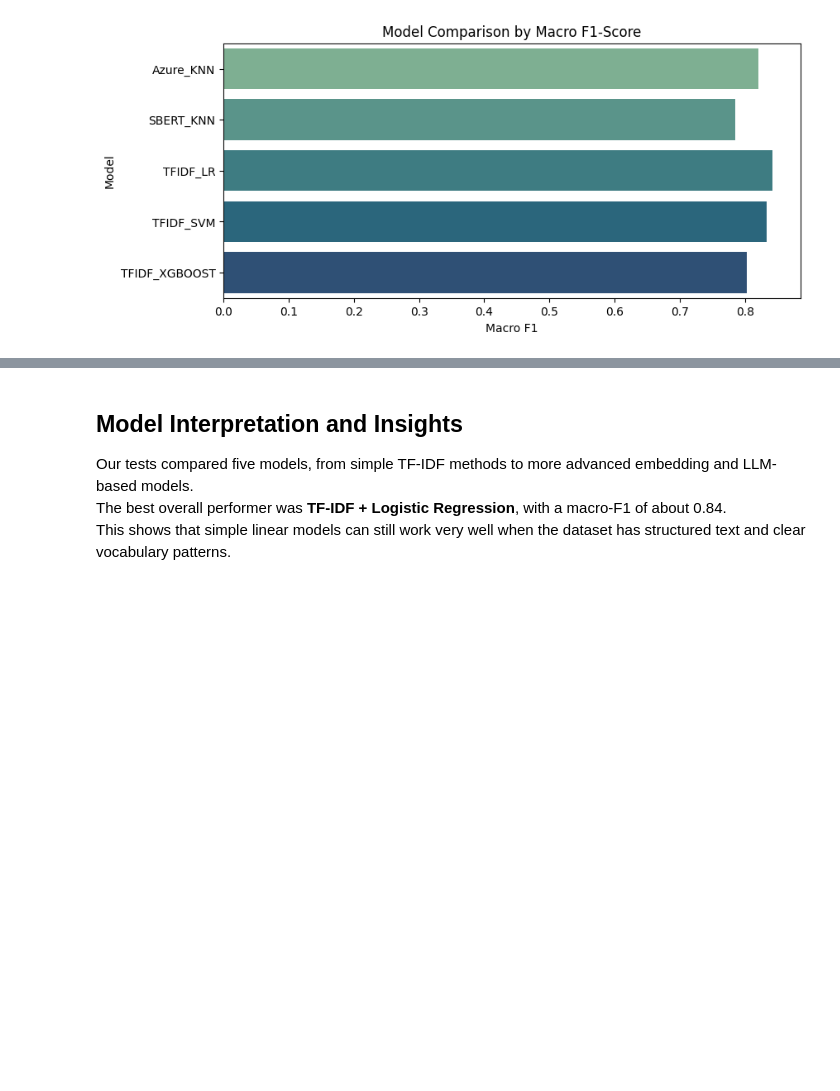
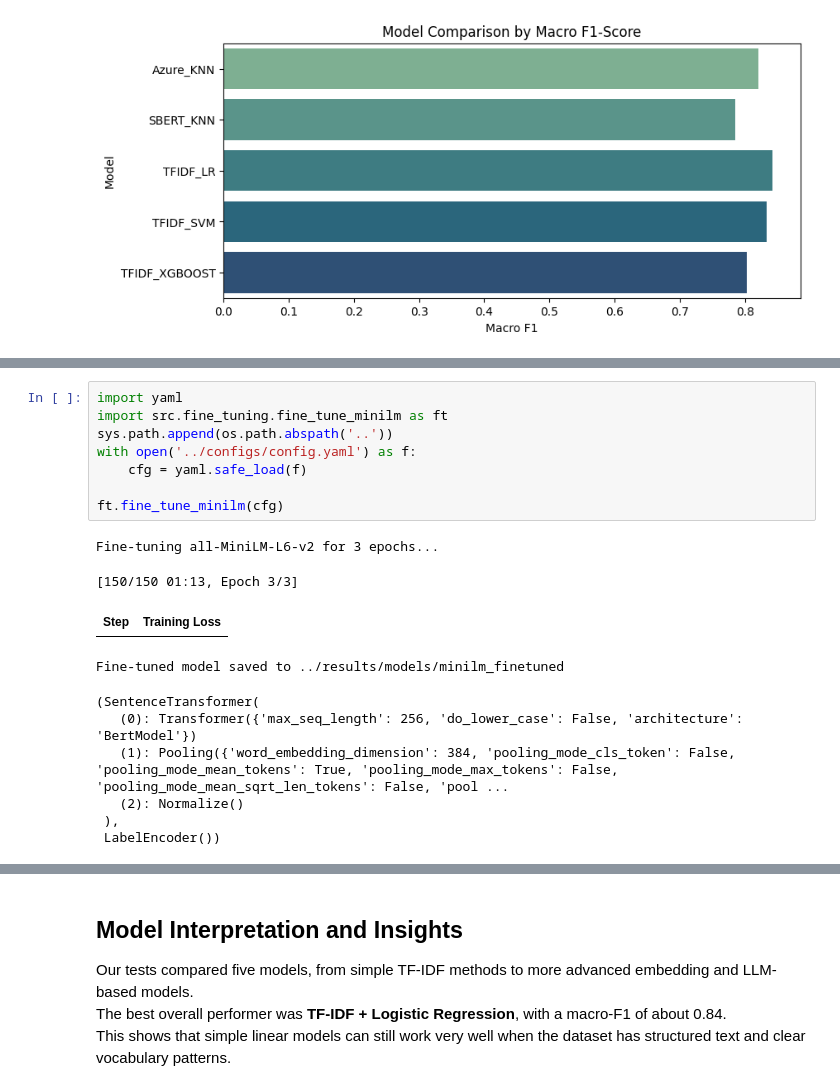
Before and after one commit to vidiasgiannis/multi-domain-issues-to-actions, a Jupyter notebook: notebooks/app.ipynb, the cells around one changed output, grey strips where cells are left out. Cells and saved outputs as stored; diff of their text form; blank space fills up the shorter version.

```diff
--- a/notebooks/app.ipynb
+++ b/notebooks/app.ipynb
@@ -232,0 +251,19 @@ Passing `palette` without assigning `hue` is deprecated and will be removed in v
+# %%
+import yaml
+import src.fine_tuning.fine_tune_minilm as ft
+sys.path.append(os.path.abspath('..'))
+with open('../configs/config.yaml') as f:
+    cfg = yaml.safe_load(f)
+
+ft.fine_tune_minilm(cfg)
+# %% [output]
+Fine-tuning all-MiniLM-L6-v2 for 3 epochs...
+[150/150 01:13, Epoch 3/3]
+| Step | Training Loss |
+Fine-tuned model saved to ../results/models/minilm_finetuned
+(SentenceTransformer(
+   (0): Transformer({'max_seq_length': 256, 'do_lower_case': False, 'architecture': 'BertModel'})
+   (1): Pooling({'word_embedding_dimension': 384, 'pooling_mode_cls_token': False, 'pooling_mode_mean_tokens': True, 'pooling_mode_max_tokens': False, 'pooling_mode_mean_sqrt_len_tokens': False, 'pool ...
+   (2): Normalize()
+ ),
+ LabelEncoder())
```
Also changed, not shown: parts of 5 cells of this notebook, 19 other files.
